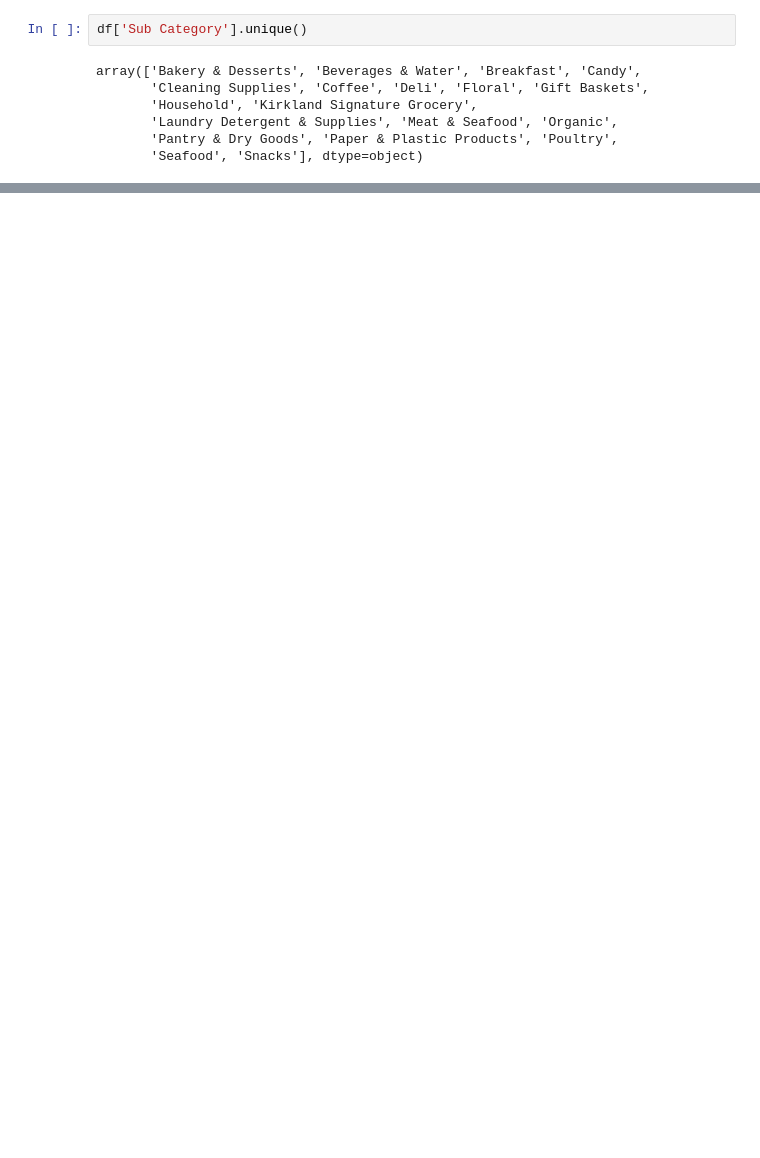
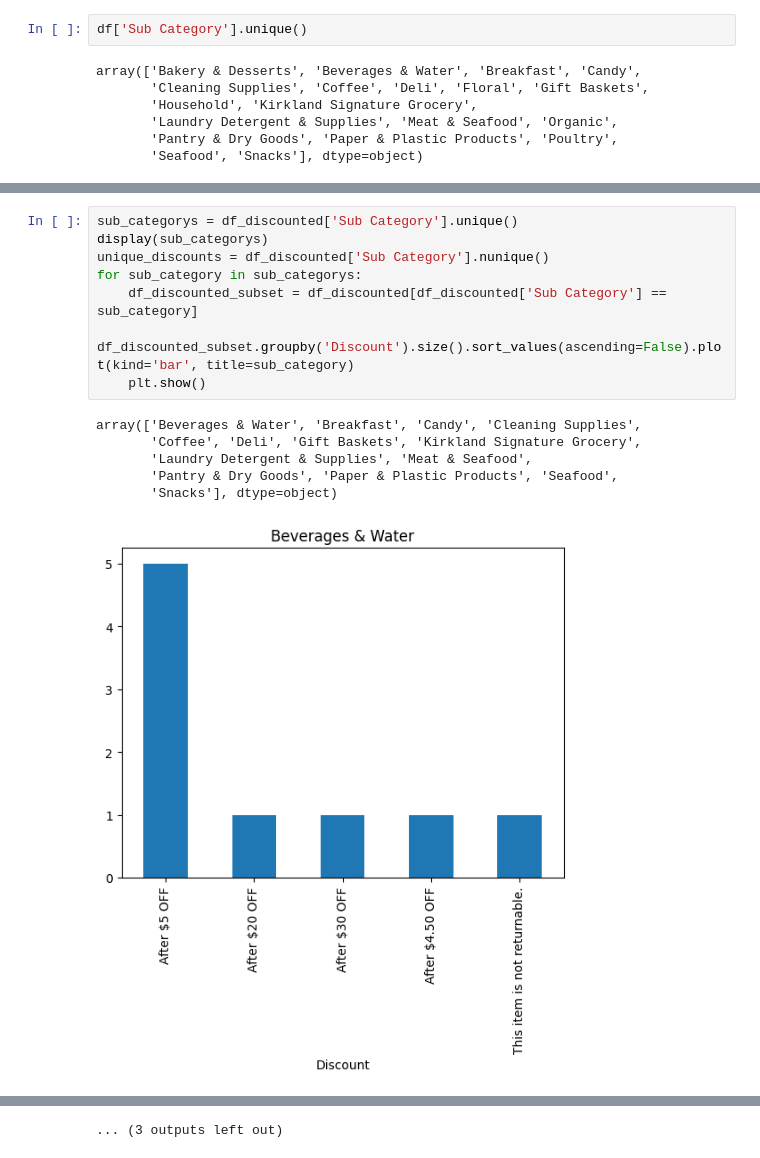
Before and after one commit to COv879/Grocery-Tendencies---Discounts, a Jupyter notebook: Grocery_Tendencies.ipynb, the cells around one changed output, grey strips where cells are left out. Saved outputs shown, nothing was run; the diff lists cells and outputs as text; blank space fills up the shorter version.

```diff
--- a/Grocery_Tendencies.ipynb
+++ b/Grocery_Tendencies.ipynb
@@ -151,0 +220,15 @@ dtype: int64
+# %%
+sub_categorys = df_discounted['Sub Category'].unique()
+display(sub_categorys)
+unique_discounts = df_discounted['Sub Category'].nunique()
+for sub_category in sub_categorys:
+    df_discounted_subset = df_discounted[df_discounted['Sub Category'] == sub_category]
+    df_discounted_subset.groupby('Discount').size().sort_values(ascending=False).plot(kind='bar', title=sub_category)
+    plt.show()
+# %% [output]
+array(['Beverages & Water', 'Breakfast', 'Candy', 'Cleaning Supplies',
+       'Coffee', 'Deli', 'Gift Baskets', 'Kirkland Signature Grocery',
+       'Laundry Detergent & Supplies', 'Meat & Seafood',
+       'Pantry & Dry Goods', 'Paper & Plastic Products', 'Seafood',
+       'Snacks'], dtype=object)
+[figure, added]
@@ -151,0 +245 @@ dtype: int64
+... (3 outputs left out)
```
Also changed, not shown: parts of 16 cells of this notebook.
